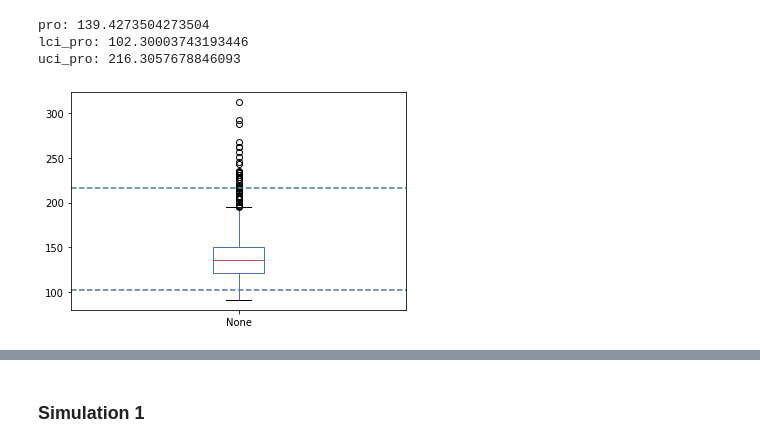
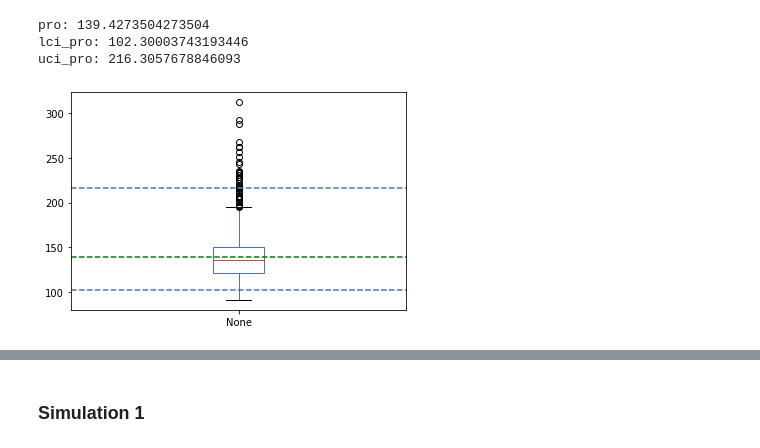
Before and after one commit to mikekestemont/chivalric_diversity, a Jupyter notebook: analysis.ipynb, the cells around one changed output, grey strips where cells are left out. Drawn from its saved outputs; the diff is of its cells as text; code cells hidden in the pictures.

```diff
--- a/analysis.ipynb
+++ b/analysis.ipynb
@@ -229,6 +232,7 @@ uci_pro: 216.3057678846093
 # %%
 ax = pd.Series(bt_pro).plot.box()
 ax.axhline(lci_pro, ls='--')
 ax.axhline(uci_pro, ls='--');
+ax.axhline(np.mean(pro), ls='--', c='green');
 # %% [output]
-[figure, old version]
+[figure, new version]
```
Also changed, not shown: parts of 13 cells of this notebook.
